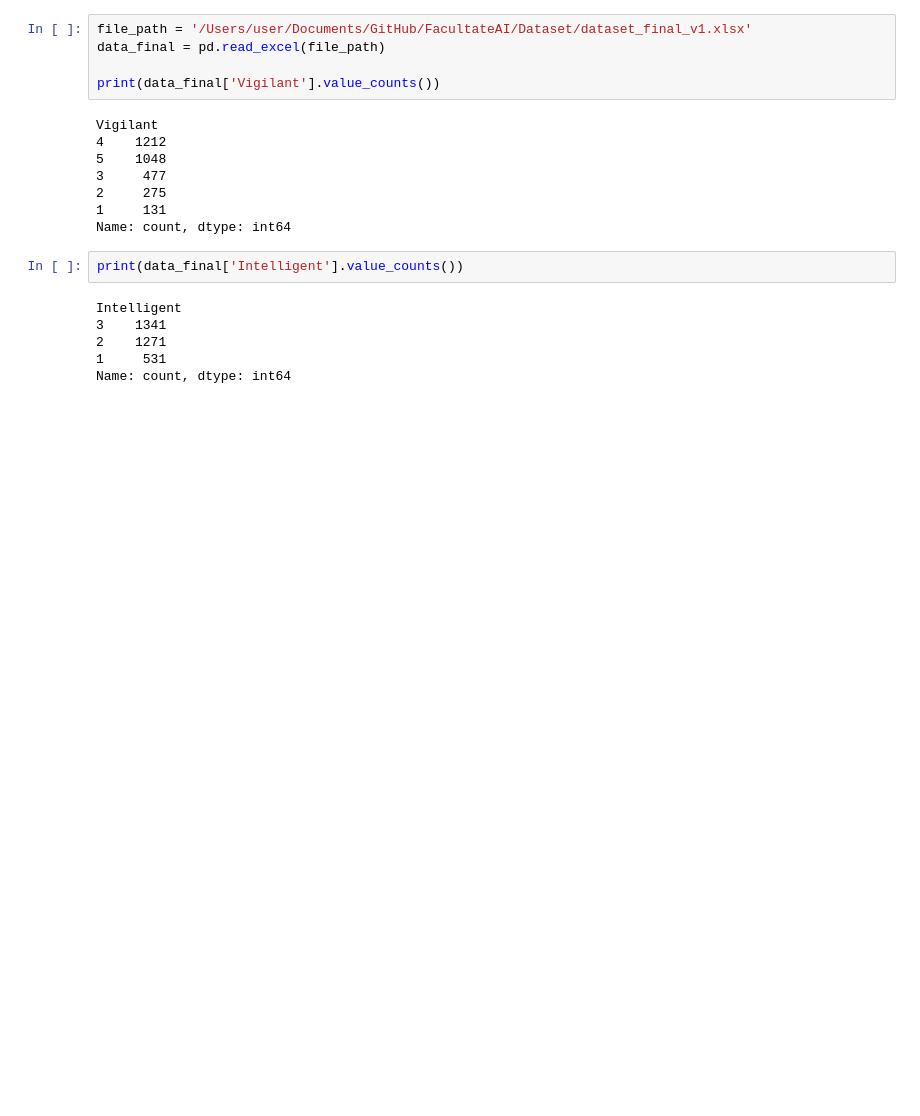
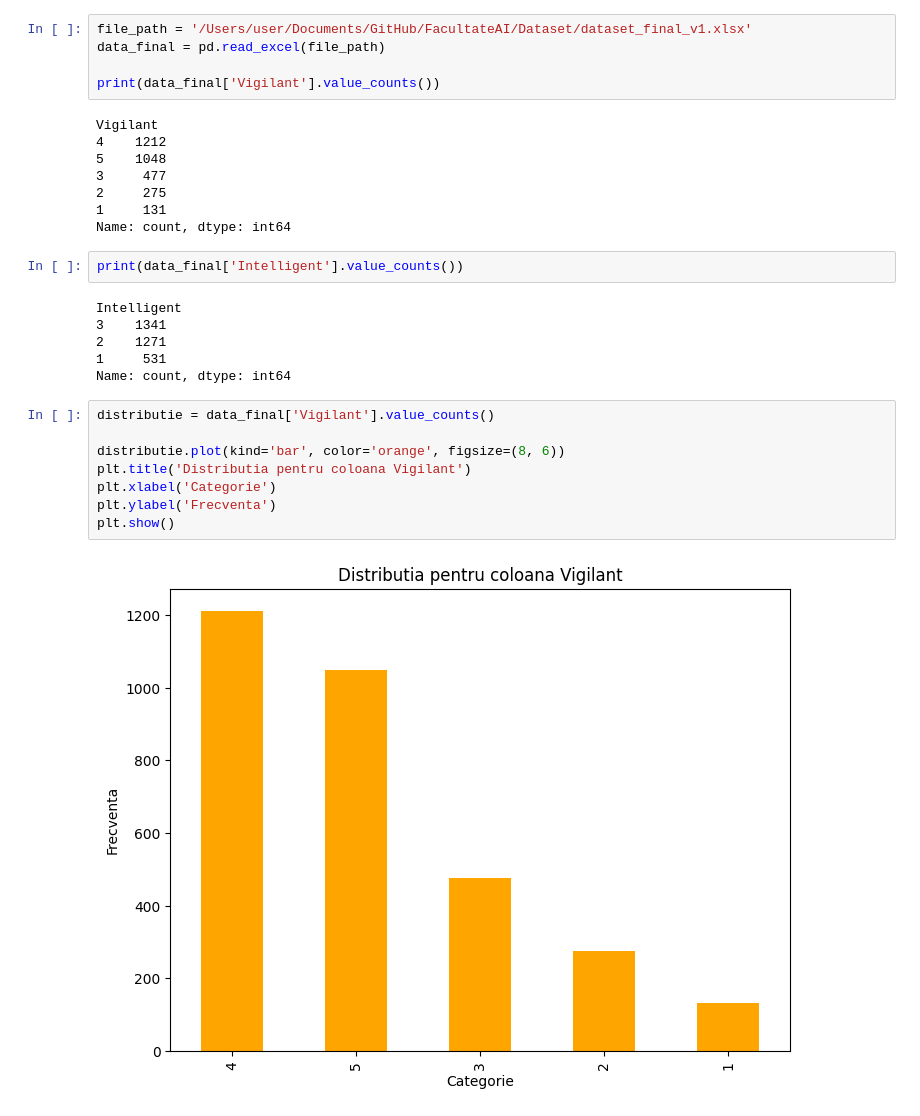
Before and after one commit to BejenaruIoanMatei/FacultateAI, a Jupyter notebook: Dataset/Analysis.ipynb, the cells around one changed output. Drawn from its saved outputs; the diff is of its cells as text; blank space fills up the shorter version.

Commit message:
Dataset pt 17
Vigilant -> gone

```diff
--- a/Dataset/Analysis.ipynb
+++ b/Dataset/Analysis.ipynb
@@ -909,3 +909,13 @@ Intelligent
 2    1271
 1     531
 Name: count, dtype: int64
+# %%
+distributie = data_final['Vigilant'].value_counts()
+
+distributie.plot(kind='bar', color='orange', figsize=(8, 6))
+plt.title('Distributia pentru coloana Vigilant')
+plt.xlabel('Categorie')
+plt.ylabel('Frecventa')
+plt.show()
+# %% [output]
+[figure, added]
```
Also changed, not shown: parts of 17 cells of this notebook, 1 other file.
